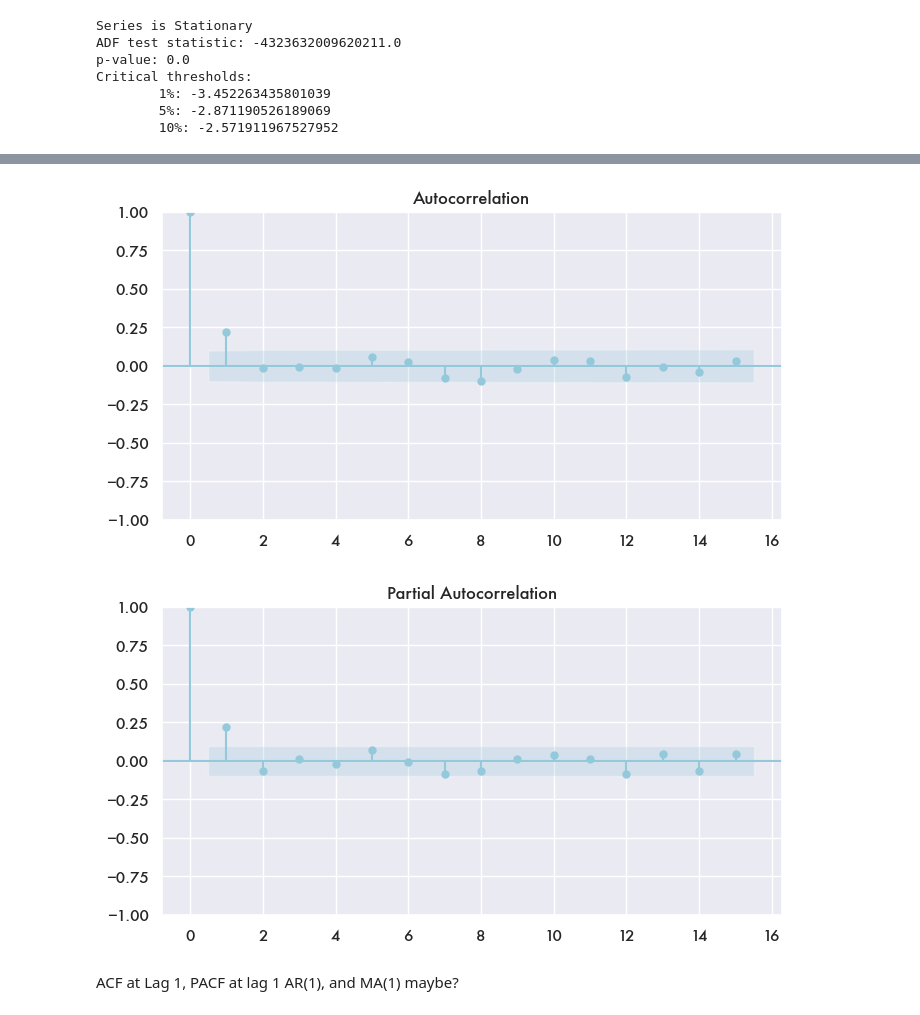
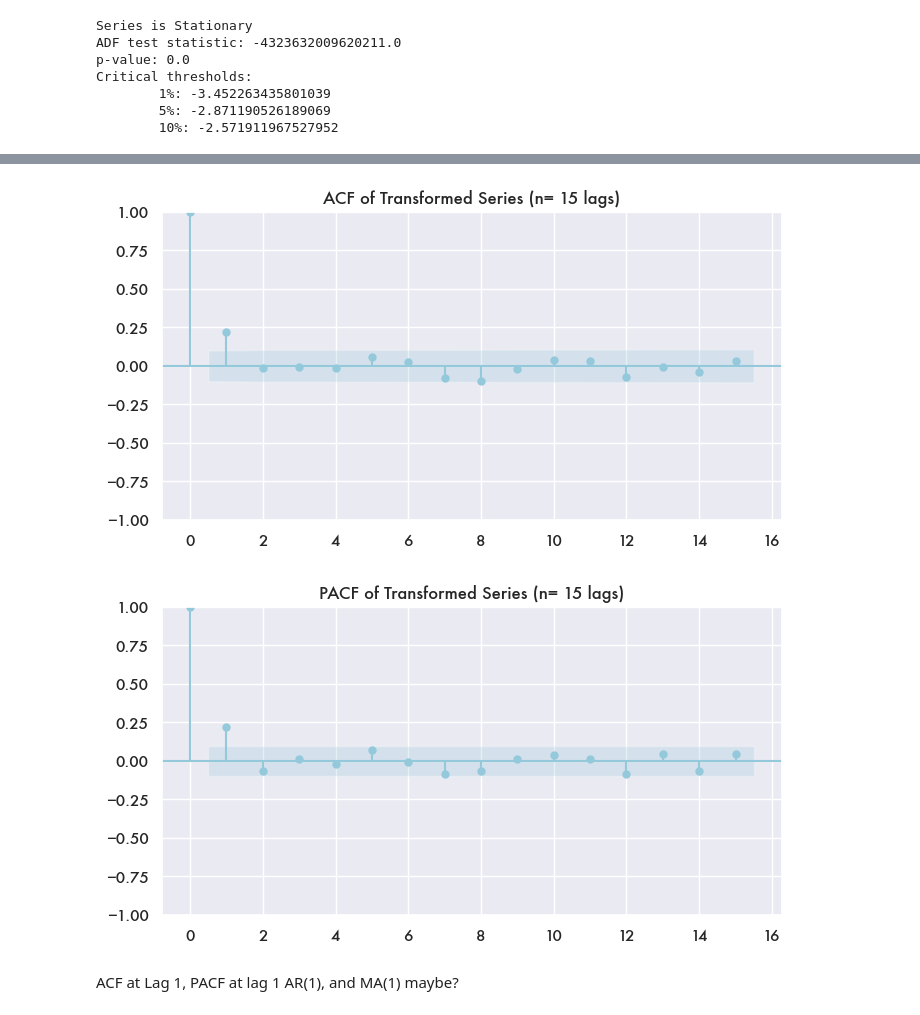
Before and after one commit to dhruv-pandit/time-series-project, a Jupyter notebook: Code:Notebooks/notebook_analysis_dhruv.ipynb, the cells around one changed output, grey strips where cells are left out. Saved outputs shown, nothing was run; the diff lists cells and outputs as text; code cells hidden in the pictures.

```diff
--- a/Code:Notebooks/notebook_analysis_dhruv.ipynb
+++ b/Code:Notebooks/notebook_analysis_dhruv.ipynb
@@ -51,7 +51,8 @@ Check for seasonality in our data, by plotting ACF of seasonal component. Season
 decomp_results = seasonal_decompose(df_wheat_train['Wheat_Price'], period=12)
 
 # Plot decomposed data
-plt.rcParams["figure.figsize"] = (10,15)
-decomp_results.plot()
+plt.rcParams["figure.figsize"] = (16,12)
+decomp_results.seasonal.plot()
+plt.title('Seasonal Component Of Wheat Prices')
 plt.show()
 # %% [output]
@@ -131,10 +135,10 @@ splot = sns.lineplot(data = transformed_df, x = transformed_df.index, y = transf
 # %%
-acf = plot_acf(transformed_df, lags = 15)
+acf = plot_acf(transformed_df, lags = 15, title='ACF of Transformed Series (n= 15 lags)')
 
-pacf = plot_pacf(transformed_df, lags = 15)
+pacf = plot_pacf(transformed_df, lags = 15, title='PACF of Transformed Series (n= 15 lags)')
 # %% [output]
-[figure, old version]
+[figure, new version]
-[figure, old version]
+[figure, new version]
 # %% [markdown]
 ACF at Lag 1, PACF at lag 1
 AR(1), and MA(1) maybe?
```
Also changed, not shown: parts of 20 cells of this notebook, 4 other files.
